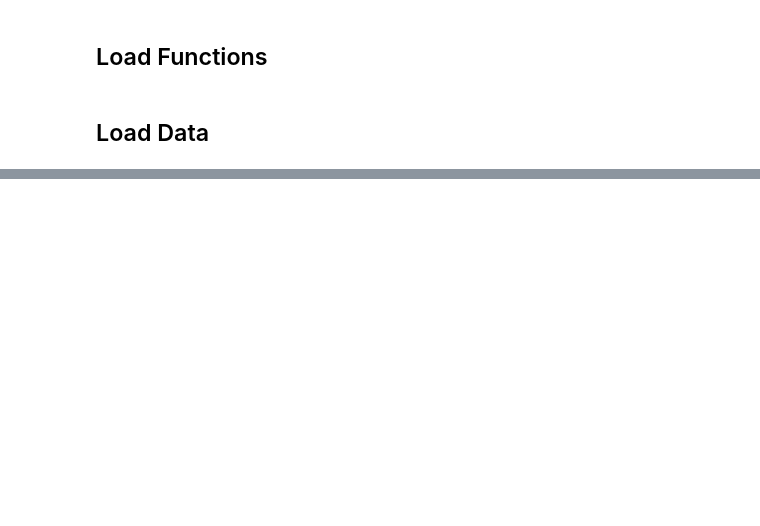
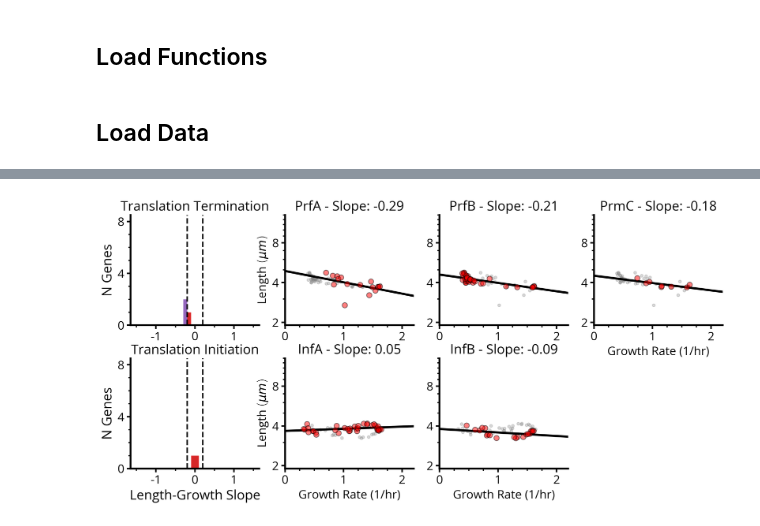
Before and after one commit to paulssonlab/2025_Eaton_optical-pooled-screen, a Jupyter notebook: Figures/Figure_S6.ipynb, the cells around one changed output, grey strips where cells are left out. Saved outputs shown, nothing was run; the diff lists cells and outputs as text; code cells hidden in the pictures; blank space fills up the shorter version.

```diff
--- a/Figures/Figure_S6.ipynb
+++ b/Figures/Figure_S6.ipynb
@@ -326,0 +306,85 @@ Searching for lipid metabolic process
+# %%
+target_genes_list = ["Translation Termination","Translation Initiation"]
+target_gene_subset_lists = [["prfA","prfB","prmC"],["infA","infB"]]
+target_gene_lists = [termination,initiation]
+
+fig,axes = plt.subplots(len(target_genes_list),4,figsize=(12,3*len(target_genes_list)))
+
+for j,target_genes in enumerate(target_genes_list):
+    target_gene_subset_list = target_gene_subset_lists[j]
+    target_gene_list = target_gene_lists[j]
+
+    target_slopes = all_slopes_filtered[all_slopes_filtered.index.isin(target_gene_list)]
+
+    ax = axes[j,0]
+
+    ax.set_ylim(0,8.5)
+    ax.set_title(target_genes,fontsize=18)
+    ax.hist(target_slopes[target_slopes["Slope"]<=neg_slope_thr]["Slope"],range=(-1.5,1.5),bins=30,color="tab:purple")
+    ax.hist(target_slopes[(target_slopes["Slope"]>neg_slope_thr)&\
+                                 (target_slopes["Slope"]<pos_slope_thr)]["Slope"],range=(-1.5,1.5),bins=30,color="tab:red")
+    ax.hist(target_slopes[target_slopes["Slope"]>=pos_slope_thr]["Slope"],range=(-1.5,1.5),bins=30,color="tab:orange")
+    ax.vlines([neg_slope_thr,pos_slope_thr],ax.get_ylim()[0],ax.get_ylim()[1],linestyle="--",linewidth=2,color="black")
+
+    if j == len(target_genes_list)-1:
+        ax.set_xlabel("Length-Growth Slope",fontsize=18)
+    else:
+        ax.set_xlabel("",fontsize=18)
+    ax.set_ylabel("N Genes",fontsize=18)
+    ax.set_yticks(ticks=[0,4,8],labels=["0","4","8"],minor=False)
+    ax.set_yticks(ticks=[1,2,3,5,6,7],labels=["","","","","",""],minor=True)
+    ax.set_xticks(ticks=[-1,0,1],labels=["-1","0","1"],minor=False)
+    ax.set_xticks(ticks=[-1.5,-0.5,0.5,1.5],labels=["","","",""],minor=True)
+    ax.tick_params(axis='both', direction='out', labelsize=16,  width=2, length=5)
+    ax.tick_params(axis='both', direction='out', labelsize=16,  width=1.5, which='minor', length=3)
+    ax.spines['bottom'].set_linewidth(2.5) # Set thickness of the bottom spine
+    ax.spines['left'].set_linewidth(2.5)   # Set thickness of the left spine
+    sns.despine(right=True,top=True)
+
+    for i in range(3):
+        ax = axes[j,i+1]
+        if i>=len(target_gene_subset_list):
+            ax.axis("off")
+        else:
+            gene_name = target_gene_subset_list[i]
+
+            genes_in_category_wo_target = list(set(target_gene_list)-set([gene_name]))
+            selected_slope,selected_intercept = all_slopes_filtered.loc[gene_name]["Slope"],all_slopes_filtered.loc[gene_name]["Intercept"]
+            selected_points = filtered_ss_estimators_df[filtered_ss_estimators_df["Gene"] == gene_name]
+            selected_category_points = filtered_ss_estimators_df[filtered_ss_estimators_df["Gene"].isin(genes_in_category_wo_target)]
+
+            xrange = np.linspace(0,2.2)
+            ax.plot(xrange, 2**(xrange*selected_slope + selected_intercept),linewidth=3,zorder=-10,color="black")
+            ax.scatter(selected_points["Instantaneous Growth Rate: Volume"],selected_points["Length"],edgecolors='black',alpha=0.5,\
+                       s=50,zorder=-9,color="red")
+            ax.scatter(selected_category_points["Instantaneous Growth Rate: Volume"],selected_category_points["Length"],\
+                       edgecolors=None,alpha=0.3,s=15,zorder=-11,color="grey")
+            if j == len(target_genes_list)-1:
+                ax.set_xlabel("Growth Rate (1/hr)",fontsize=16)
+            elif (j==0) & (i==2):
+                ax.set_xlabel("Growth Rate (1/hr)",fontsize=16)
+            else:
+                ax.set_xlabel("",fontsize=16)
+            if i == 0:
+                ax.set_ylabel("Length $ (\mu m) $",fontsize=16)
+            else:
+                ax.set_ylabel("",fontsize=16)
+            ax.set_xlim(0,2.2)
+            ax.set_ylim(1.9,13)
+            ax.set_yscale("log",base=2)
+            ax.set_yticks(ticks=[2,4,8],labels=["2","4","8"],fontsize=16,minor=False)
+            ax.set_xticks(ticks=[0,1.,2.],labels=["0","1","2"],minor=False)
+            ax.set_yticks(ticks=[3,5,6,7,9,10,11,12,13],labels=[],minor=True)
+            ax.set_xticks(ticks=[0.25,0.5,0.75,1.25,1.5,1.75],labels=[],minor=True)
+            ax.tick_params(axis='both', direction='out', labelsize=16,  width=2, length=5)
+            ax.tick_params(axis='both', direction='out', labelsize=16,  width=1.5, which='minor', length=3)
+            ax.spines['bottom'].set_linewidth(2.5) # Set thickness of the bottom spine
+            ax.spines['left'].set_linewidth(2.5)   # Set thickness of the left spine
+            ax.set_title(gene_name[0].capitalize() + gene_name[1:] + " - " + 'Slope: ' + str(np.round(selected_slope,decimals=2)),fontsize=18)
+            sns.despine(right=True,top=True)
+
+plt.tight_layout()
+plt.subplots_adjust(wspace=0.2, hspace=0.3)
+plt.savefig("/home/de64/group/de64/CRISPRi_Libraries/dev_notebooks/2024-11-23_Figure_Notebooks/S6/Size_Scaling_Supplement_Translation.png",transparent=True,dpi=300,bbox_inches="tight")
+# %% [output]
+[figure, added]
```
Also changed, not shown: parts of 8 cells of this notebook, 18 other files.
